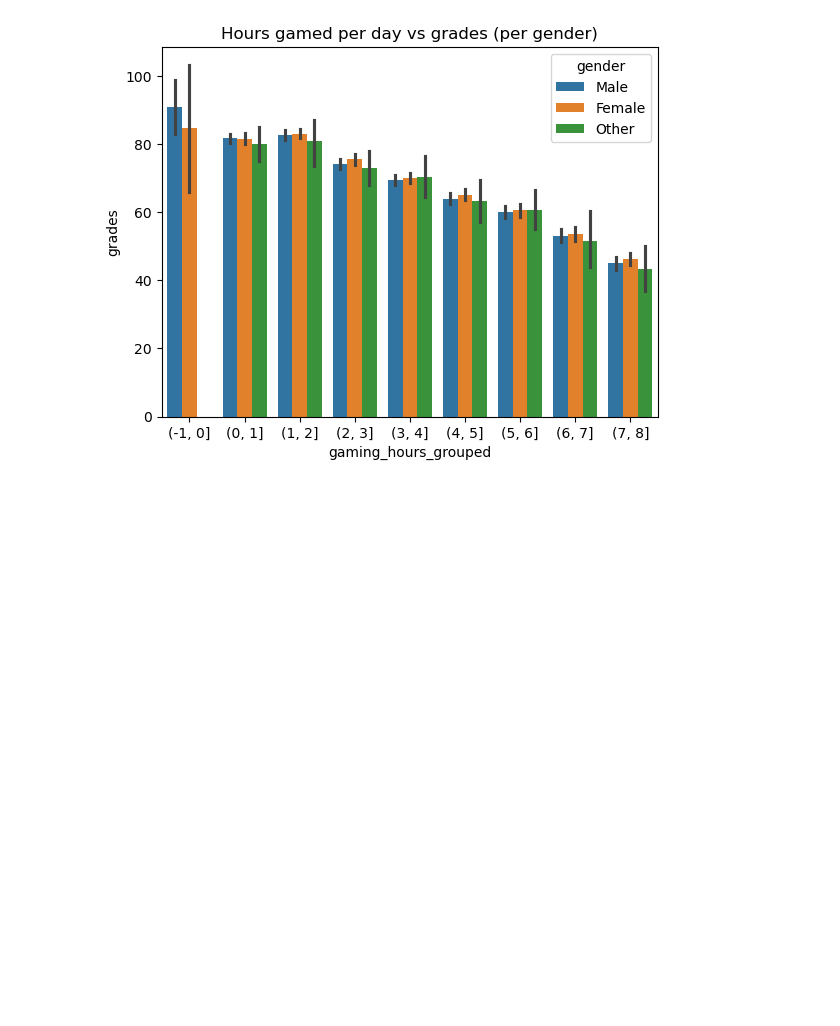
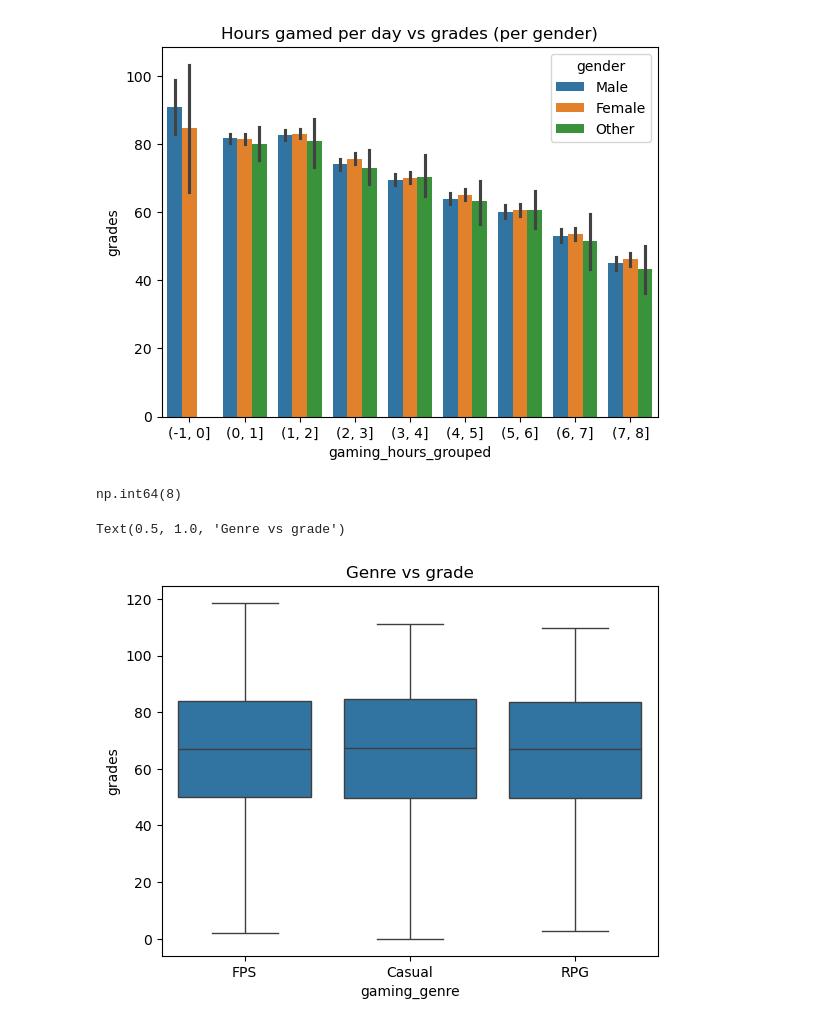
Before and after one commit to rufusmattsson/Repository_RufusMattsson, a Jupyter notebook: project/Course_project.ipynb, the cells around one changed output. Saved outputs shown, nothing was run; the diff lists cells and outputs as text; code cells hidden in the pictures; blank space fills up the shorter version.

```diff
--- a/project/Course_project.ipynb
+++ b/project/Course_project.ipynb
@@ -86,3 +106,8 @@ Text(0.5, 1.0, 'Hours gamed per day vs grades (per gender)')
 # %%
 #On the plot above we can see that in general, the people who do not play video games have higher grades.
 #However, if you play video games, you will most likely have the highest grades when you spend 1-2 hours per day playing.
+#Additionally, non-gaming males seem to have higher grades than non-gaming females.
+
+(df["gaming_hours"]==0).sum()
+# %% [output]
+np.int64(8)
@@ -88,0 +117,6 @@ Text(0.5, 1.0, 'Hours gamed per day vs grades (per gender)')
+# %%
+sns.boxplot(data=df, x="gaming_genre", y="grades")
+plt.title("Genre vs grade")
+# %% [output]
+Text(0.5, 1.0, 'Genre vs grade')
+[figure, added]
```
Also changed, not shown: parts of 15 cells of this notebook.
